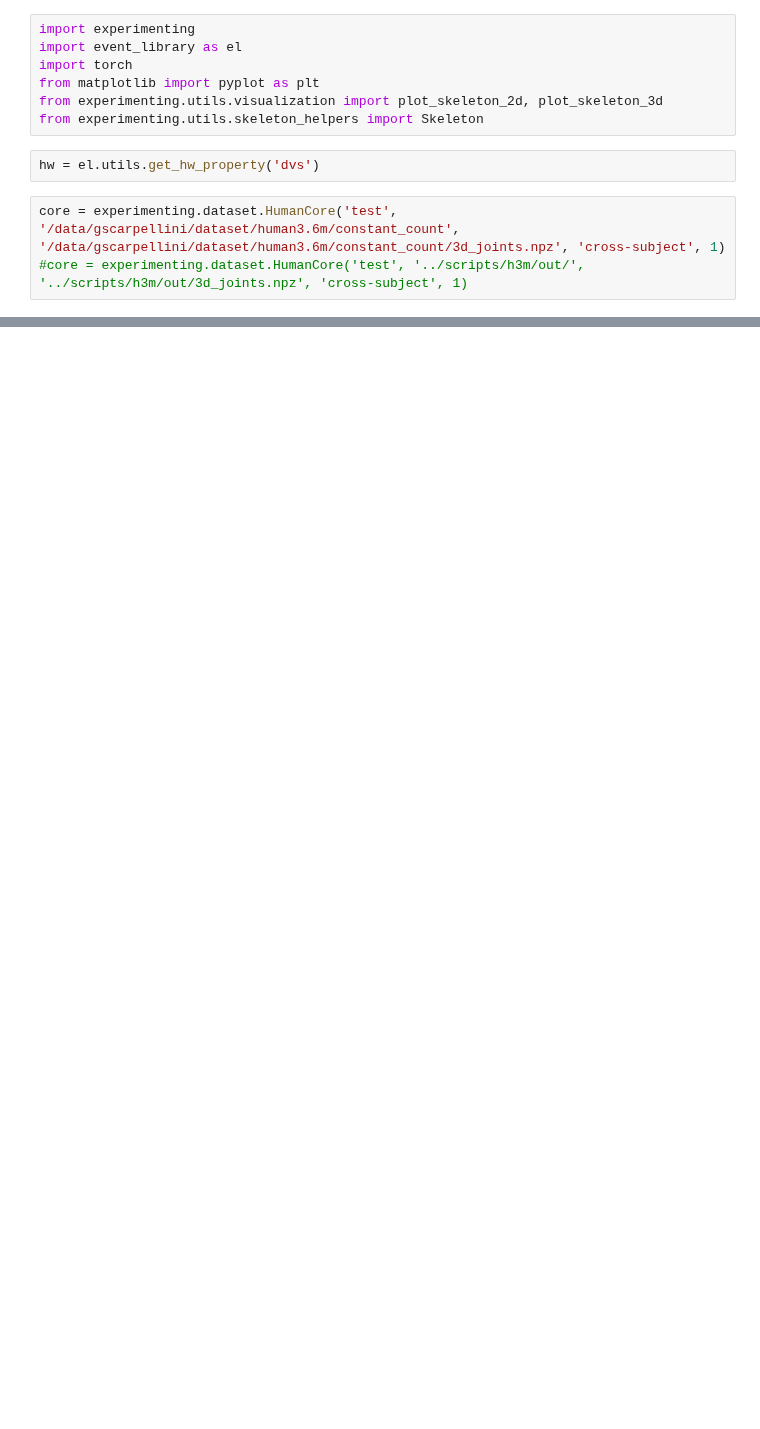
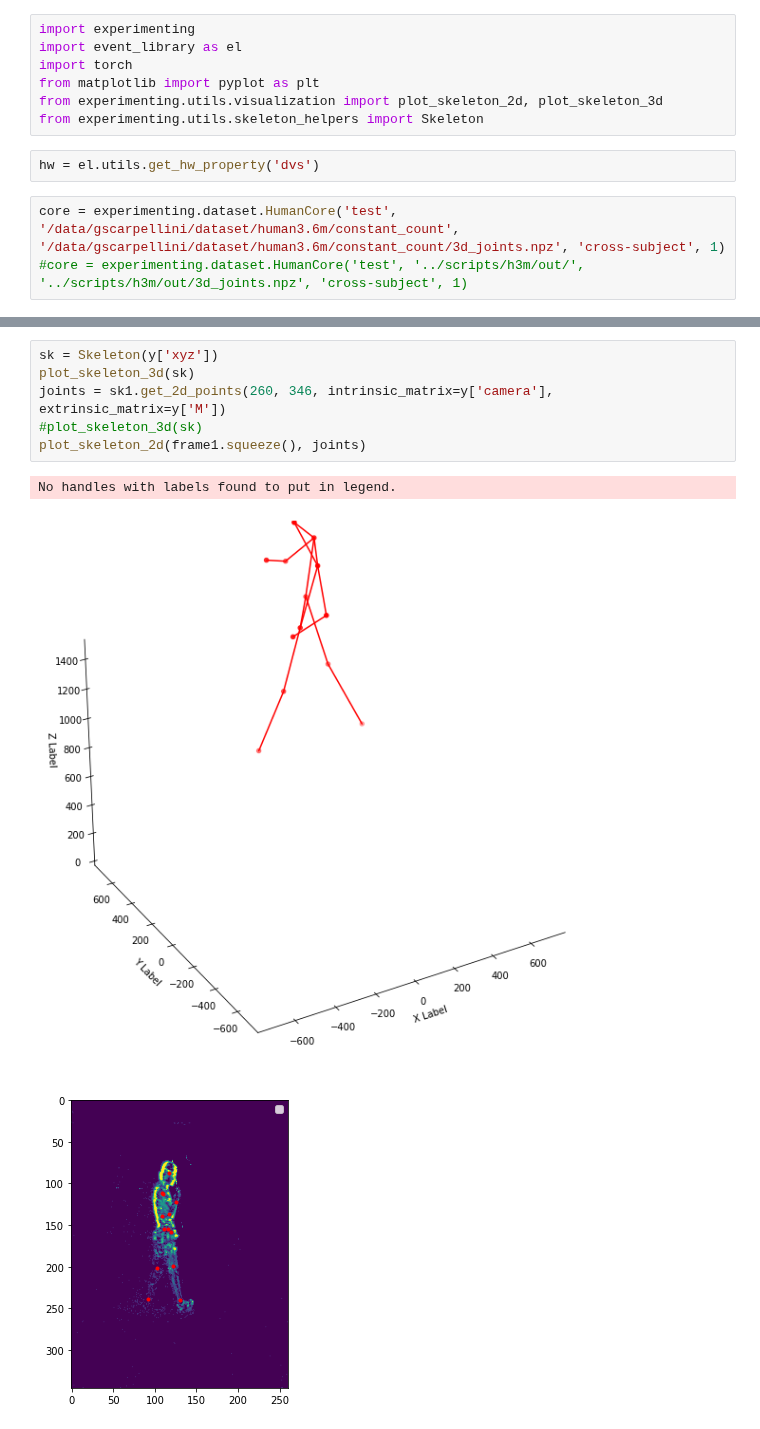
Before and after one commit to gianscarpe/event-based-monocular-hpe, a Jupyter notebook: notebooks/explore_h3m.ipynb, the cells around one changed output, grey strips where cells are left out. Drawn from its saved outputs; the diff is of its cells as text; blank space fills up the shorter version.

```diff
--- a/notebooks/explore_h3m.ipynb
+++ b/notebooks/explore_h3m.ipynb
@@ -56,0 +36,10 @@ tensor([1., 2., 3.])
+# %%
+sk = Skeleton(y['xyz'])
+plot_skeleton_3d(sk)
+joints = sk1.get_2d_points(260, 346, intrinsic_matrix=y['camera'], extrinsic_matrix=y['M'])
+#plot_skeleton_3d(sk)
+plot_skeleton_2d(frame1.squeeze(), joints)
+# %% [output]
+No handles with labels found to put in legend.
+[figure, added]
+[figure, added]
```
Also changed, not shown: parts of 12 cells of this notebook, 4 other files.
